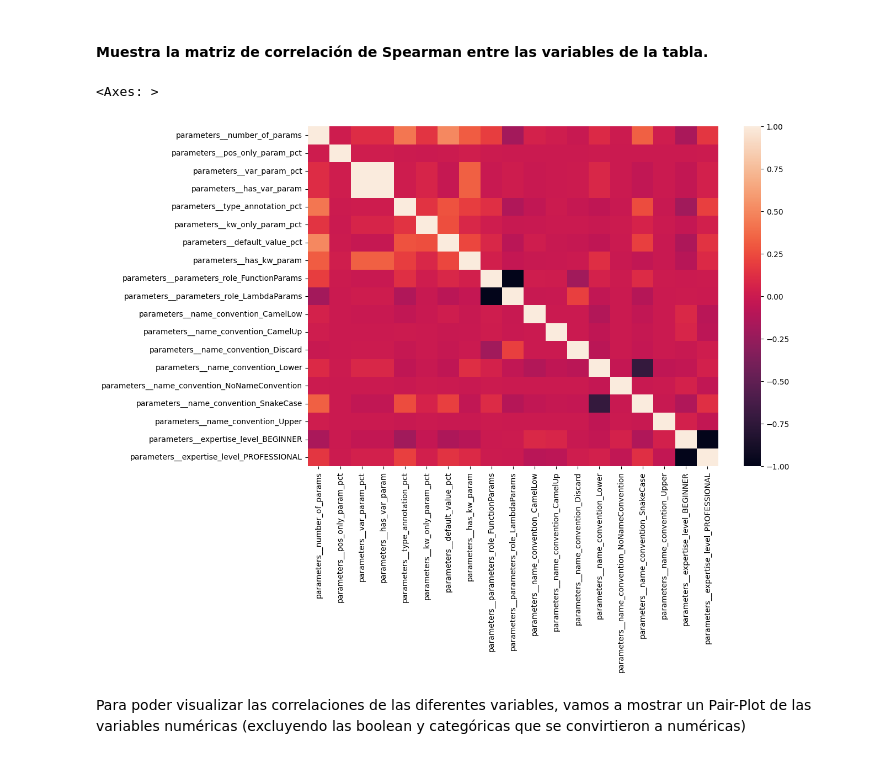
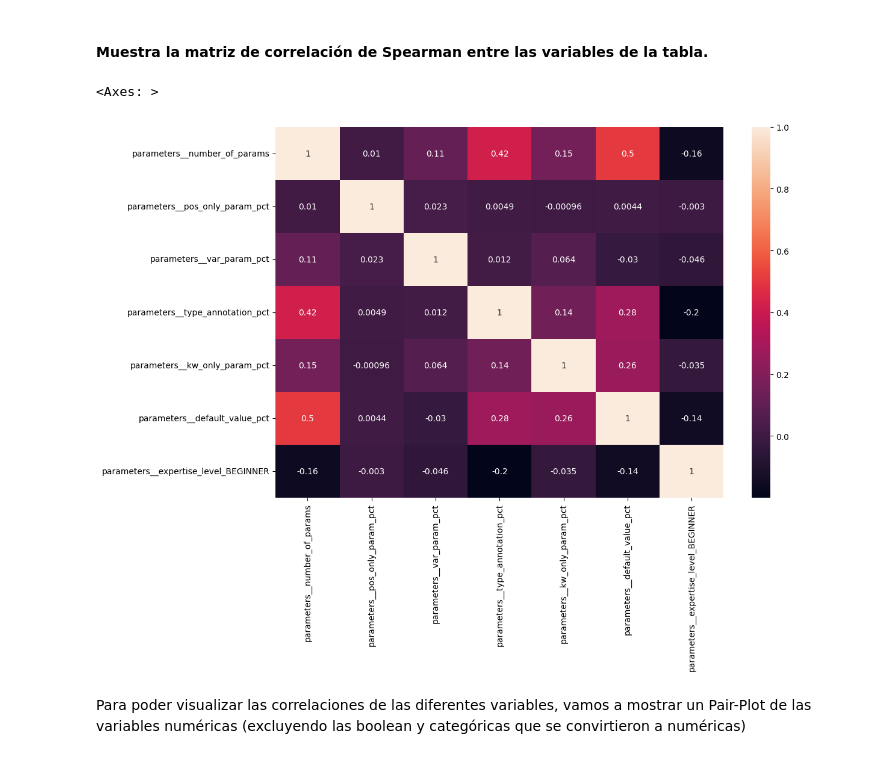
Before and after one commit to UO284262/PythonSourceCodeAnalysis, a Jupyter notebook: notebooks/16_parameters.ipynb, the cells around one changed output. Cells and saved outputs as stored; diff of their text form; code cells hidden in the pictures.

Commit message:
Correlation matrix change

```diff
--- a/notebooks/16_parameters.ipynb
+++ b/notebooks/16_parameters.ipynb
@@ -195,12 +195,14 @@ Features shape: (103029, 19)
 Target shape: (103029,)
 # %% [markdown]
 #### Muestra la matriz de correlación de Spearman entre las variables de la tabla.
+# %%
+correlation_features = ['parameters__number_of_params', 'parameters__pos_only_param_pct', 'parameters__var_param_pct', 'parameters__type_annotation_pct', 'parameters__kw_only_param_pct', 'parameters__default_value_pct', 'parameters__expertise_level_BEGINNER']
 # %%
 plt.figure(figsize=(12, 8))
-sns.heatmap(X.corr(method='spearman'), annot=False)
+sns.heatmap(X[correlation_features].corr(method='spearman'), annot=True)
 # %% [output]
 <Axes: >
-[figure, old version]
+[figure, new version]
 # %% [markdown]
 Para poder visualizar las correlaciones de las diferentes variables, vamos a mostrar un Pair-Plot de las variables numéricas (excluyendo las boolean y categóricas que se convirtieron a numéricas)
 # %%
```
Also changed, not shown: parts of 27 cells of this notebook, 17 other files.
